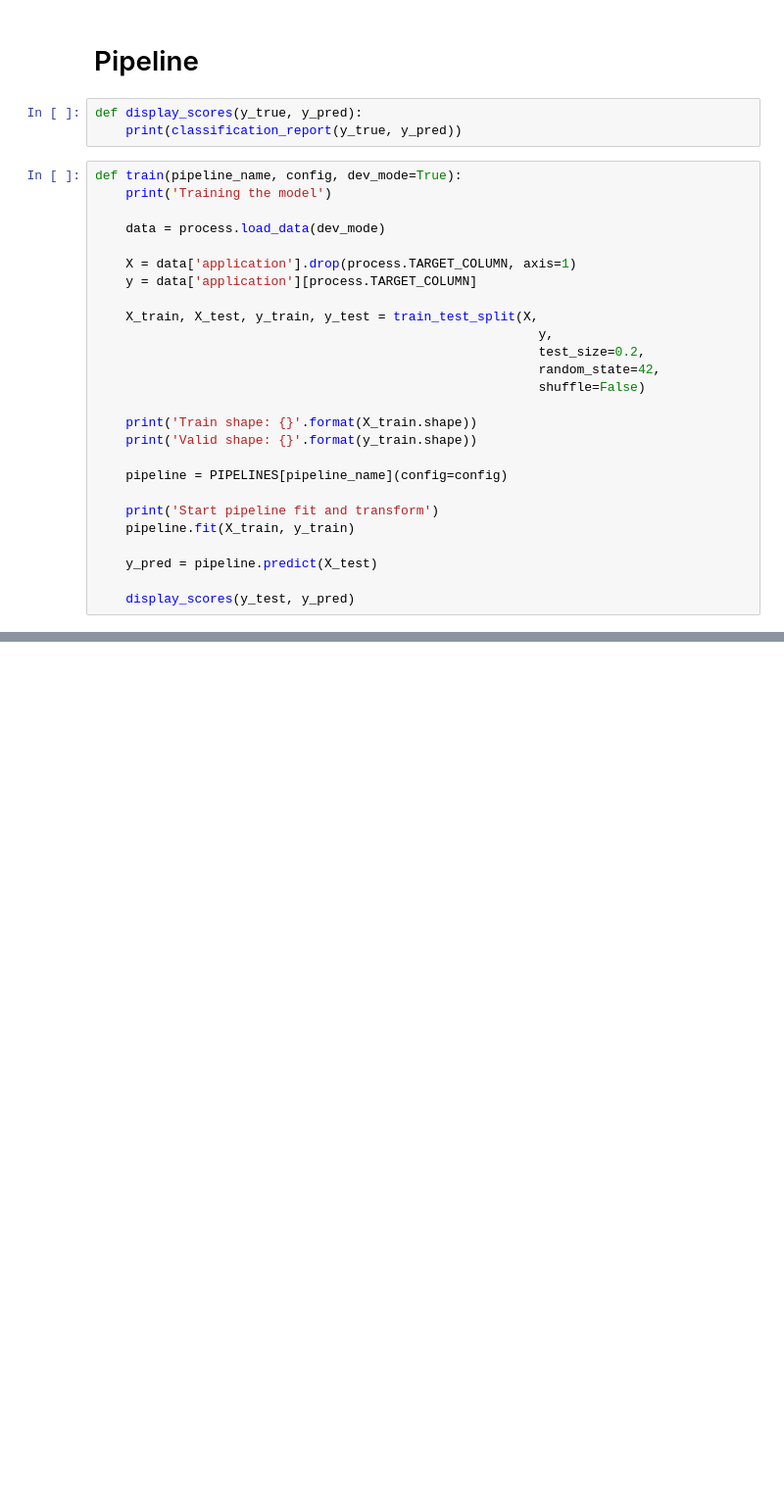
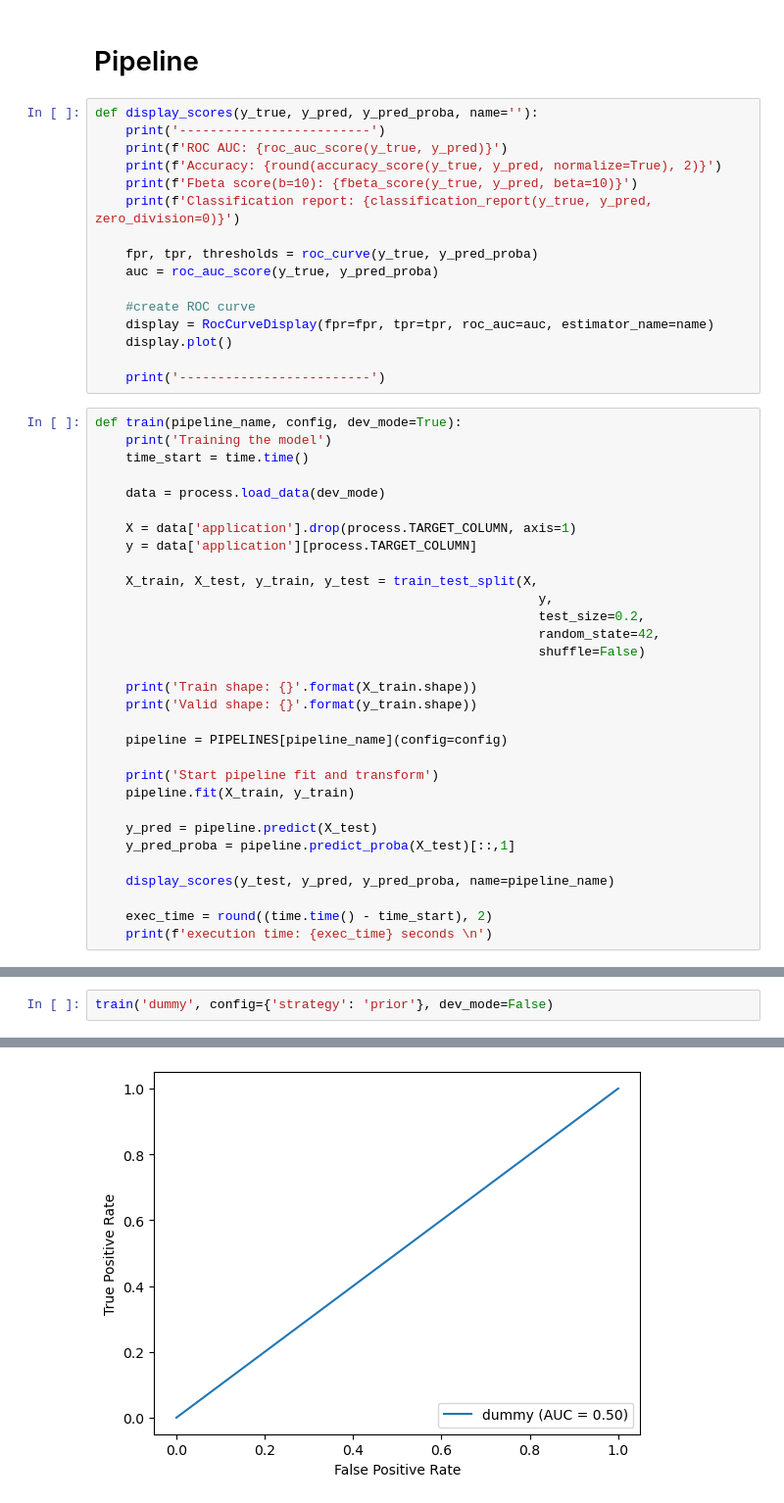
Before and after one commit to NatChe/credit-scoring-dashboard, a Jupyter notebook: 01_Training.ipynb, the cells around one changed output, grey strips where cells are left out. Shown: that part at 98% size. Drawn from its saved outputs; the diff is of its cells as text; blank space fills up the shorter version.

```diff
--- a/01_Training.ipynb
+++ b/01_Training.ipynb
@@ -34,11 +39,25 @@ pd.options.display.float_format = '{:.4f}'.format
 # %% [markdown]
 # Pipeline
 # %%
-def display_scores(y_true, y_pred):
-    print(classification_report(y_true, y_pred))
+def display_scores(y_true, y_pred, y_pred_proba, name=''):
+    print('-------------------------')
+    print(f'ROC AUC: {roc_auc_score(y_true, y_pred)}')
+    print(f'Accuracy: {round(accuracy_score(y_true, y_pred, normalize=True), 2)}')
+    print(f'Fbeta score(b=10): {fbeta_score(y_true, y_pred, beta=10)}')
+    print(f'Classification report: {classification_report(y_true, y_pred, zero_division=0)}')
+
+    fpr, tpr, thresholds = roc_curve(y_true, y_pred_proba)
+    auc = roc_auc_score(y_true, y_pred_proba)
+
+    #create ROC curve
+    display = RocCurveDisplay(fpr=fpr, tpr=tpr, roc_auc=auc, estimator_name=name)
+    display.plot()
+
+    print('-------------------------')
 # %%
 def train(pipeline_name, config, dev_mode=True):
     print('Training the model')
+    time_start = time.time()
 
     data = process.load_data(dev_mode)
 
@@ -60,5 +79,9 @@ def train(pipeline_name, config, dev_mode=True):
     pipeline.fit(X_train, y_train)
 
     y_pred = pipeline.predict(X_test)
+    y_pred_proba = pipeline.predict_proba(X_test)[::,1]
 
-    display_scores(y_test, y_pred)
+    display_scores(y_test, y_pred, y_pred_proba, name=pipeline_name)
+
+    exec_time = round((time.time() - time_start), 2)
+    print(f'execution time: {exec_time} seconds \n')
@@ -64,0 +93,3 @@ def train(pipeline_name, config, dev_mode=True):
+# %%
+train('dummy', config={'strategy': 'prior'}, dev_mode=False)
+# %% [output]
@@ -64,0 +122 @@ def train(pipeline_name, config, dev_mode=True):
+[figure, added]
```
Also changed, not shown: parts of 16 cells of this notebook, 4 other files.
